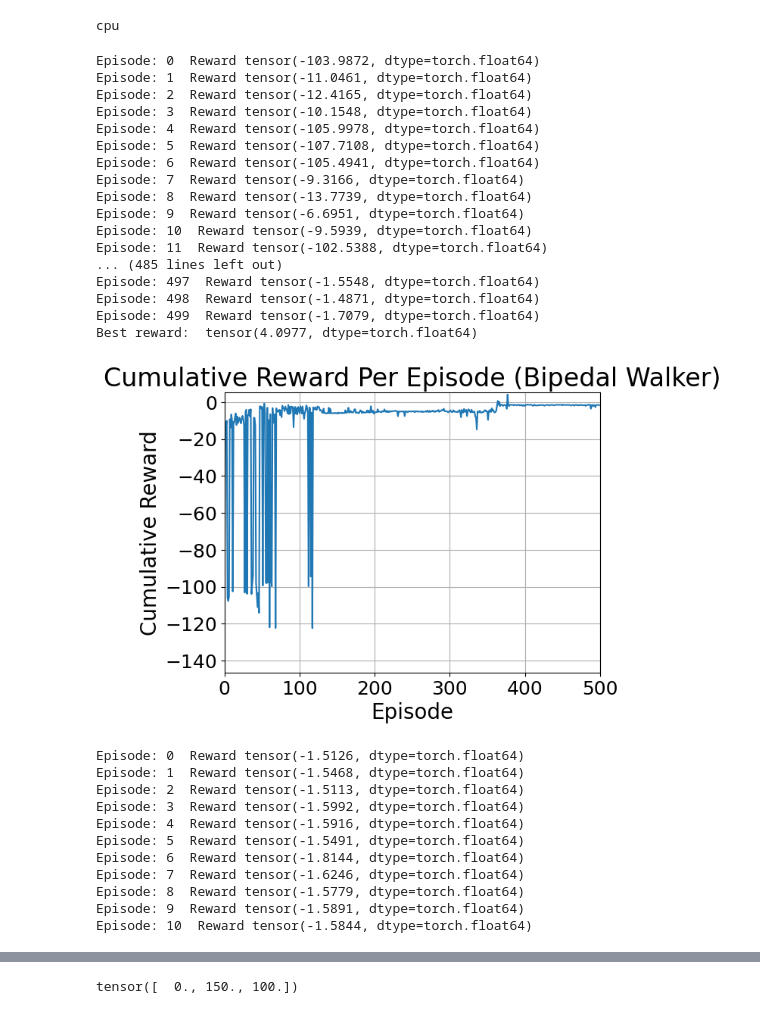
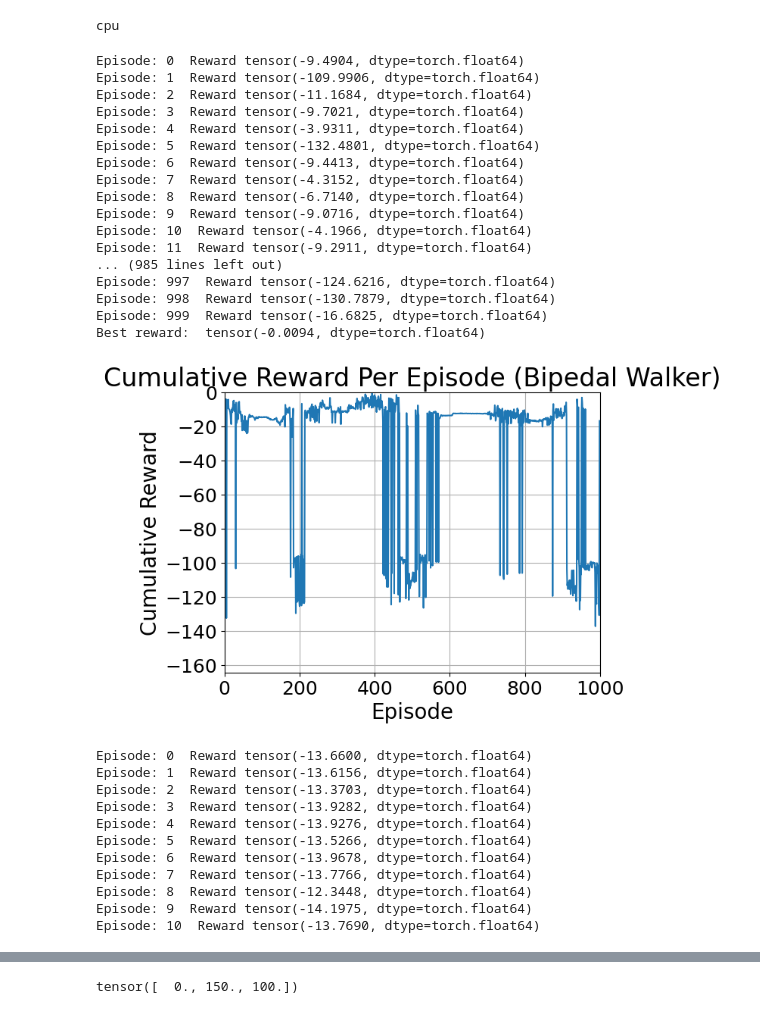
Before and after one commit to Krisp-Rat/assignment3, a Jupyter notebook: drpreisl_A2C_part2_walker.ipynb, the cells around one changed output, grey strips where cells are left out. Saved outputs shown, nothing was run; the diff lists cells and outputs as text; code cells hidden in the pictures.

```diff
--- a/drpreisl_A2C_part2_walker.ipynb
+++ b/drpreisl_A2C_part2_walker.ipynb
@@ -47,7 +47,7 @@ class A2C:
 
                 # Before it is done
                 if done:
-                    reward = -10
+                    reward = -300
                     next_state = None
                     adv = self.critic.evaluate(state, next_state, reward, gamma ** step)
                     self.actor.evaluation(action, adv, state)
@@ -61,7 +61,17 @@ class A2C:
 
     def save(self, filename):
         with open("pickles/" + filename + "actor.pickle", 'wb') as file:
-            pickle.dump(self.actor.policy_net.state_dict(), file)
+            pickle.dump(self.actor.policy_net1.state_dict(), file)
+
+        with open("pickles/" + filename + "actor.pickle", 'wb') as file:
+            pickle.dump(self.actor.policy_net2.state_dict(), file)
+
+        with open("pickles/" + filename + "actor.pickle", 'wb') as file:
+            pickle.dump(self.actor.policy_net3.state_dict(), file)
+
+        with open("pickles/" + filename + "actor.pickle", 'wb') as file:
+            pickle.dump(self.actor.policy_net4.state_dict(), file)
+
         with open("pickles/" + filename + "critic.pickle", 'wb') as file:
             pickle.dump(self.critic.policy_net.state_dict(), file)
 # %%
@@ -201,48 +211,48 @@ class Critic:
 # %%
 # AC2 Agent for Cart Pole
 environment = 'BipedalWalker-v3'
 agent = A2C(environment)
 
-episodes = 500
+episodes = 1000
 gamma = .99
 
 agent.actor.change_render(False)
 # Main training session
 total_rewards = agent.train(episodes, gamma)
 print("Best reward: ", max(total_rewards))
 reward_print(total_rewards, episodes, "Bipedal Walker")
 
 # Greedy run
 agent.actor.change_render(False)
 total_greedy_rewards = agent.train(11, gamma, greedy=True)
 reward_print(total_greedy_rewards, 10, "greedy Bipedal Walker")
 # %% [output]
-Episode: 0  Reward tensor(-103.9872, dtype=torch.float64)
-Episode: 1  Reward tensor(-11.0461, dtype=torch.float64)
-Episode: 2  Reward tensor(-12.4165, dtype=torch.float64)
-Episode: 3  Reward tensor(-10.1548, dtype=torch.float64)
-Episode: 4  Reward tensor(-105.9978, dtype=torch.float64)
-Episode: 5  Reward tensor(-107.7108, dtype=torch.float64)
-Episode: 6  Reward tensor(-105.4941, dtype=torch.float64)
-Episode: 7  Reward tensor(-9.3166, dtype=torch.float64)
-Episode: 8  Reward tensor(-13.7739, dtype=torch.float64)
-Episode: 9  Reward tensor(-6.6951, dtype=torch.float64)
-Episode: 10  Reward tensor(-9.5939, dtype=torch.float64)
-Episode: 11  Reward tensor(-102.5388, dtype=torch.float64)
-... (485 lines left out)
-Episode: 497  Reward tensor(-1.5548, dtype=torch.float64)
-Episode: 498  Reward tensor(-1.4871, dtype=torch.float64)
-Episode: 499  Reward tensor(-1.7079, dtype=torch.float64)
-Best reward:  tensor(4.0977, dtype=torch.float64)
+Episode: 0  Reward tensor(-9.4904, dtype=torch.float64)
+Episode: 1  Reward tensor(-109.9906, dtype=torch.float64)
+Episode: 2  Reward tensor(-11.1684, dtype=torch.float64)
+Episode: 3  Reward tensor(-9.7021, dtype=torch.float64)
+Episode: 4  Reward tensor(-3.9311, dtype=torch.float64)
+Episode: 5  Reward tensor(-132.4801, dtype=torch.float64)
+Episode: 6  Reward tensor(-9.4413, dtype=torch.float64)
+Episode: 7  Reward tensor(-4.3152, dtype=torch.float64)
+Episode: 8  Reward tensor(-6.7140, dtype=torch.float64)
+Episode: 9  Reward tensor(-9.0716, dtype=torch.float64)
+Episode: 10  Reward tensor(-4.1966, dtype=torch.float64)
+Episode: 11  Reward tensor(-9.2911, dtype=torch.float64)
+... (985 lines left out)
+Episode: 997  Reward tensor(-124.6216, dtype=torch.float64)
+Episode: 998  Reward tensor(-130.7879, dtype=torch.float64)
+Episode: 999  Reward tensor(-16.6825, dtype=torch.float64)
+Best reward:  tensor(-0.0094, dtype=torch.float64)
-[figure, old version]
+[figure, new version]
-Episode: 0  Reward tensor(-1.5126, dtype=torch.float64)
-Episode: 1  Reward tensor(-1.5468, dtype=torch.float64)
-Episode: 2  Reward tensor(-1.5113, dtype=torch.float64)
-Episode: 3  Reward tensor(-1.5992, dtype=torch.float64)
-Episode: 4  Reward tensor(-1.5916, dtype=torch.float64)
-Episode: 5  Reward tensor(-1.5491, dtype=torch.float64)
-Episode: 6  Reward tensor(-1.8144, dtype=torch.float64)
-Episode: 7  Reward tensor(-1.6246, dtype=torch.float64)
-Episode: 8  Reward tensor(-1.5779, dtype=torch.float64)
-Episode: 9  Reward tensor(-1.5891, dtype=torch.float64)
-Episode: 10  Reward tensor(-1.5844, dtype=torch.float64)
+Episode: 0  Reward tensor(-13.6600, dtype=torch.float64)
+Episode: 1  Reward tensor(-13.6156, dtype=torch.float64)
+Episode: 2  Reward tensor(-13.3703, dtype=torch.float64)
+Episode: 3  Reward tensor(-13.9282, dtype=torch.float64)
+Episode: 4  Reward tensor(-13.9276, dtype=torch.float64)
+Episode: 5  Reward tensor(-13.5266, dtype=torch.float64)
+Episode: 6  Reward tensor(-13.9678, dtype=torch.float64)
+Episode: 7  Reward tensor(-13.7766, dtype=torch.float64)
+Episode: 8  Reward tensor(-12.3448, dtype=torch.float64)
+Episode: 9  Reward tensor(-14.1975, dtype=torch.float64)
+Episode: 10  Reward tensor(-13.7690, dtype=torch.float64)
```
Also changed, not shown: parts of 2 cells of this notebook, 1 other file.
